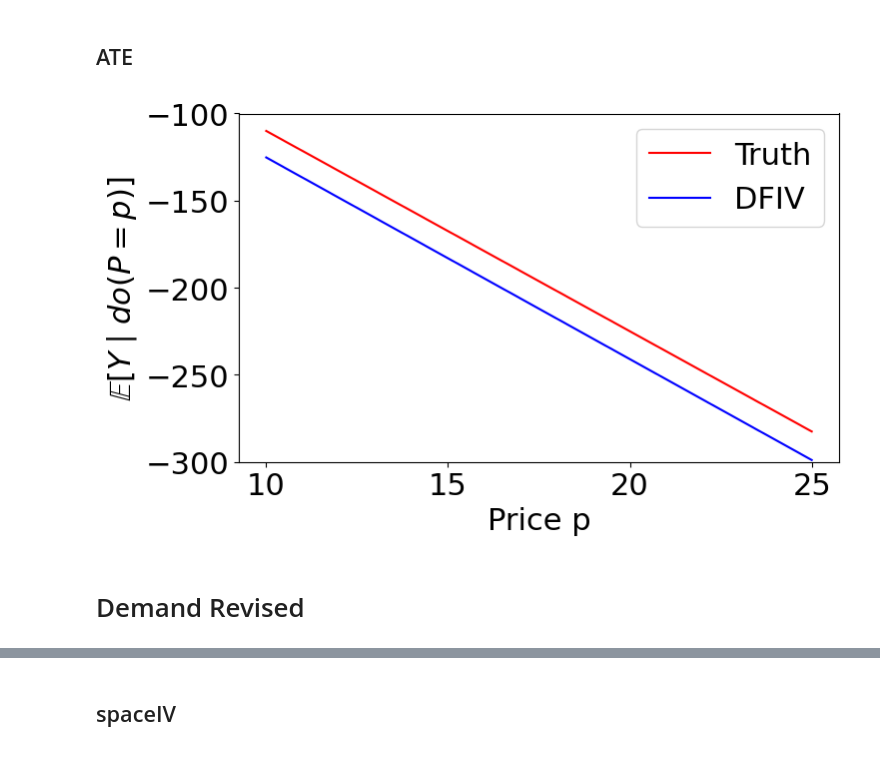
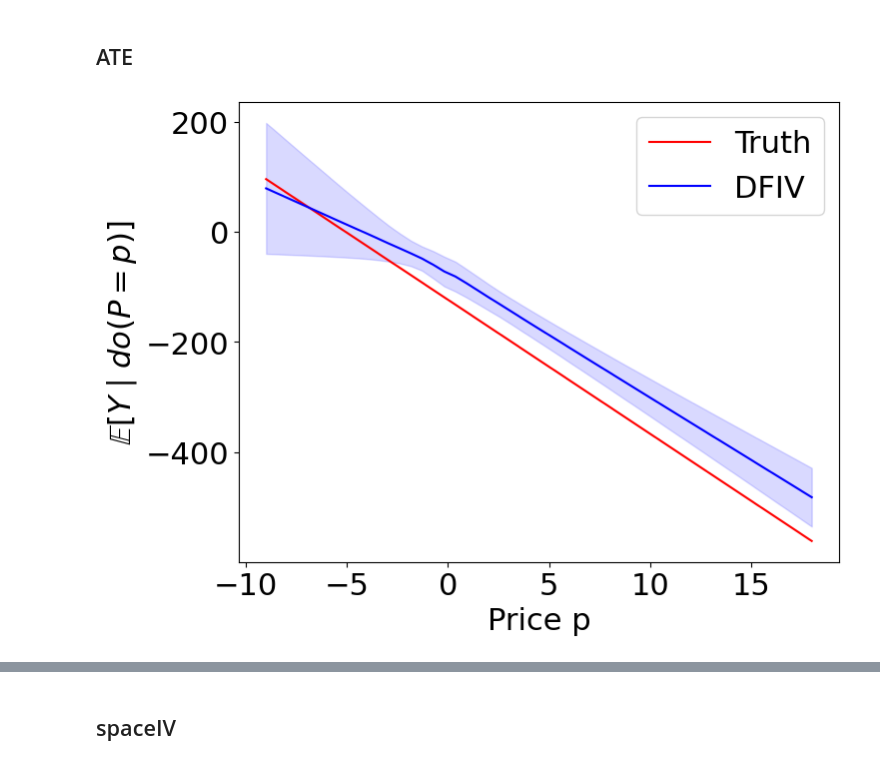
Before and after one commit to Jasmineqy0/DeepFeatureIV, a Jupyter notebook: viz/1. Demand.ipynb, the cells around one changed output, grey strips where cells are left out. Saved outputs shown, nothing was run; the diff lists cells and outputs as text; code cells hidden in the pictures.

```diff
--- a/viz/1. Demand.ipynb
+++ b/viz/1. Demand.ipynb
@@ -75,0 +231,2 @@ fig.write_image("images/demand_original.pdf")
+# %%
+matplotlib.rcParams.update({'font.size': 22})
@@ -122,5 +429,5 @@ covariate = np.c_[time, emotion]
 # %%
-G = np.mean(psi(time)) * np.mean(emotion_range)
+G = np.mean(psi(function, time)) * np.mean(emotion_range)
 coef = G - 2
 offset = 100 + 10 * G
 
@@ -134,19 +435,46 @@ for p in price:
+# %%
+pred_demands = []
+
+for id in tqdm(result_df['id'], desc='model', position=0):
+    run_path = f'{entity}/{project}/{id}'
+    dfiv_model = load_dfiv_model(run_path)
+
+    # Generate the combinations of emotion and time
+    emotions, times = np.meshgrid(emotion_range, time_range)
+    combs = np.column_stack((emotions.ravel(), times.ravel()))
+
+    # Create the covariates array
+    time = np.repeat(combs[:, 1].reshape(-1, 1), num_point, axis=0)
+    emotion = np.repeat(combs[:, 0].reshape(-1, 1), num_point, axis=0)
+    covariates = np.concatenate((time, emotion), axis=1)
+
+    prices = np.tile(price[:, np.newaxis], (len(combs), 1))
+
+    tmp_pred_demands = predict_dfiv_model(dfiv_model, prices, covariates).reshape(-1, num_point)
+    mean_pred_demand = np.mean(tmp_pred_demands, axis=0).reshape(1, -1)
+
+    pred_demands.append(mean_pred_demand)
+
+pred_demands = np.vstack(pred_demands)
+# %%
+mean_pred_demand = np.mean(pred_demands, axis=0)
+min_pred_demand = np.min(pred_demands, axis=0)
+max_pred_demand = np.max(pred_demands, axis=0)
+std_pred_demand = np.std(pred_demands, axis=0)
+error_min_pred_demand = mean_pred_demand - min_pred_demand
+error_max_pred_demand = max_pred_demand - mean_pred_demand
 # %%
 fig, ax = plt.subplots(figsize=(8, 6))
 price = price.squeeze()
-fig.set_figheight(5)
-fig.set_figwidth(8)
 l1 = ax.plot(price, true_demand, color='red', label='Truth')
-l2 = ax.plot(price, pred_demand, color='blue', label='DFIV')
+l2 = ax.plot(price, mean_pred_demand, color='blue', label='DFIV')
 ax.legend()
 
 ax.set_xlabel('Price p')
 ax.set_ylabel('$\mathbb{E}[Y\mid do(P=p)]$')
-ax.set_ylim([-300, -100])
-# plt.savefig(f'{img_dir}/CATE hst2.pdf')
-plt.savefig("images/ATE_demand_original.pdf")
+plt.fill_between(price, mean_pred_demand-std_pred_demand, mean_pred_demand+std_pred_demand, alpha=0.15, color='b')
+# ax.set_ylim([-300, -100])
+plt.savefig("images/ATE_demand_revised.pdf")
 plt.show()
 # %% [output]
-[figure, old version]
+[figure, new version]
-# %% [markdown]
-# Demand Revised
```
Also changed, not shown: parts of 69 cells of this notebook, 16 other files.
